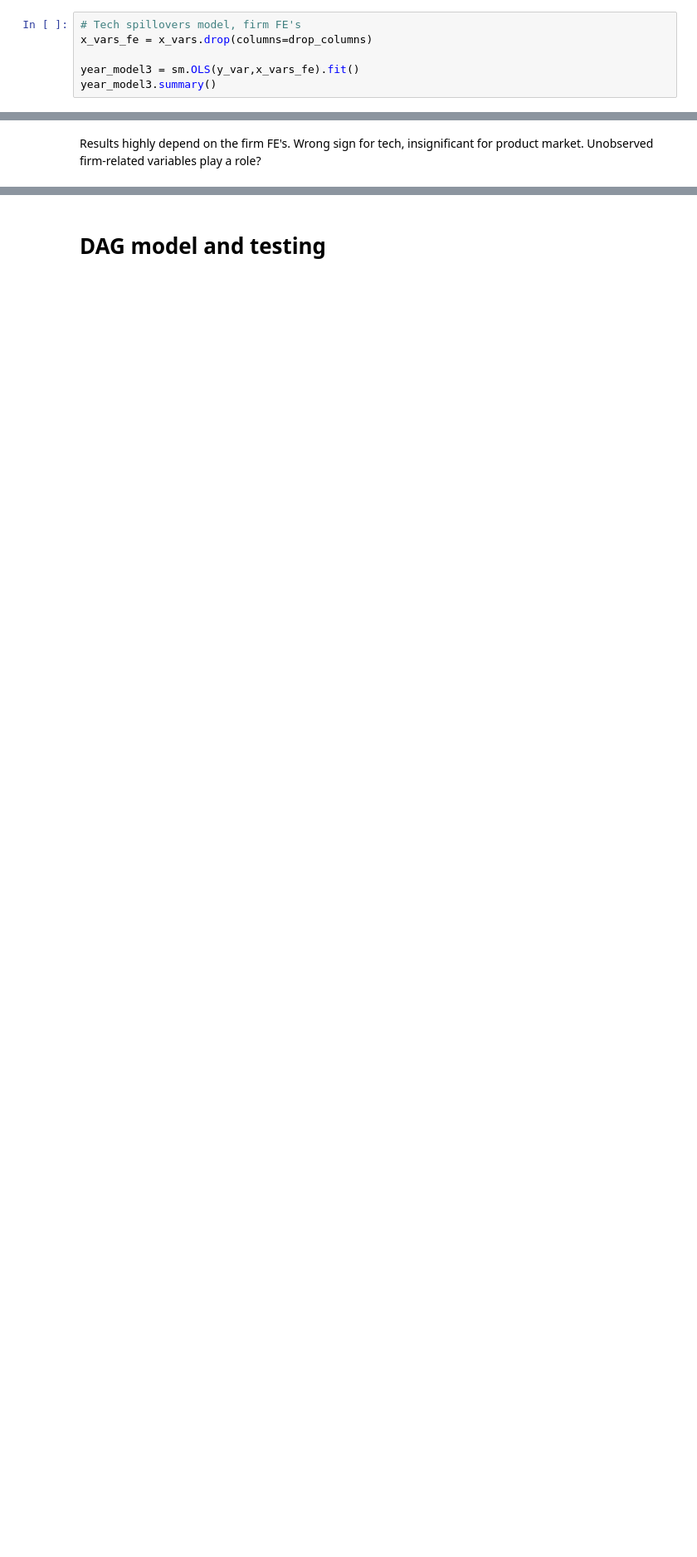
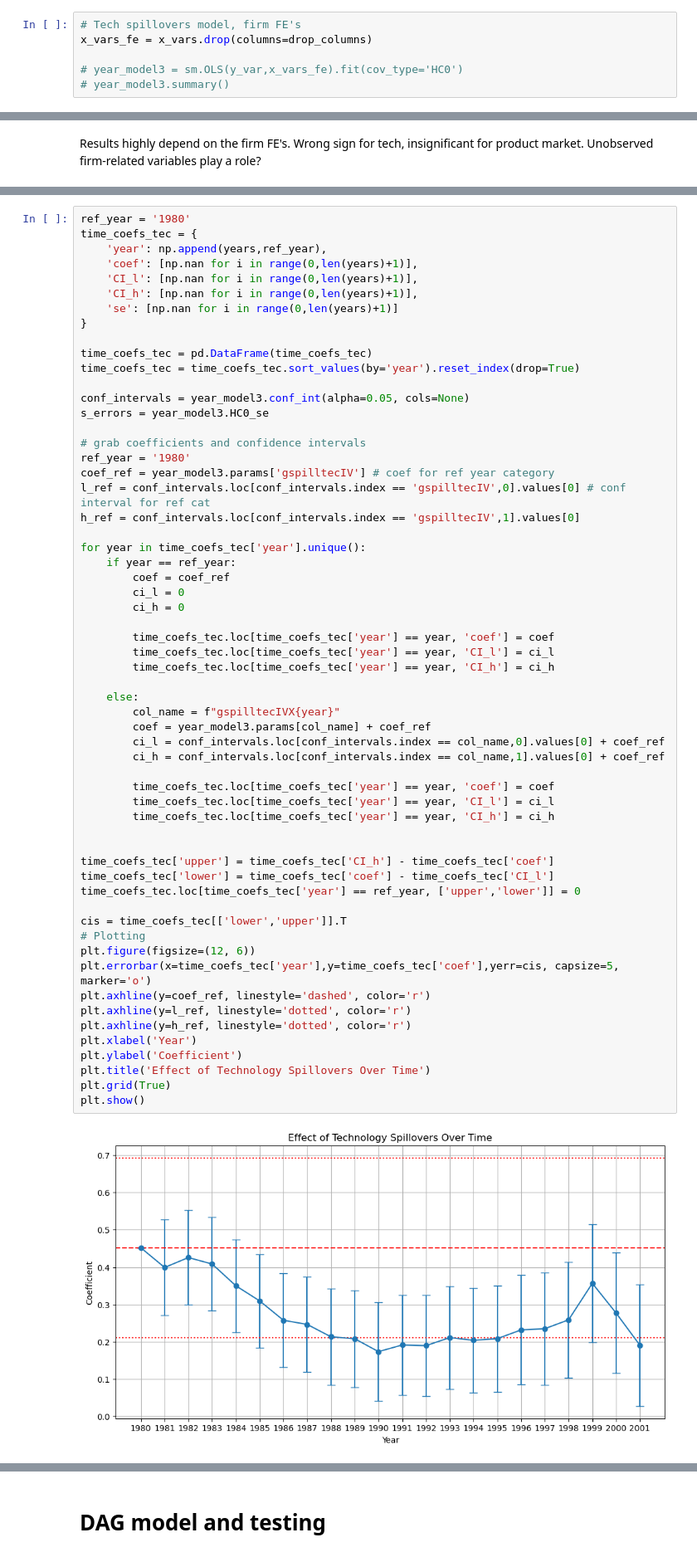
Before and after one commit to MartinMcFarlane/ECO2425-Causal-ML, a Jupyter notebook: Spillovers Project.ipynb, the cells around one changed output, grey strips where cells are left out. Shown at 83% size. Cells and saved outputs as stored; diff of their text form; blank space fills up the shorter version.

```diff
--- a/Spillovers Project.ipynb
+++ b/Spillovers Project.ipynb
@@ -846,5 +737,5 @@ strong multicollinearity or other numerical problems.
 # Tech spillovers model, firm FE's
 x_vars_fe = x_vars.drop(columns=drop_columns)
 
-year_model3 = sm.OLS(y_var,x_vars_fe).fit()
-year_model3.summary()
+# year_model3 = sm.OLS(y_var,x_vars_fe).fit(cov_type='HC0')
+# year_model3.summary()
@@ -1038,0 +1055,61 @@ plt.show()
+# %%
+ref_year = '1980'
+time_coefs_tec = {
+    'year': np.append(years,ref_year),
+    'coef': [np.nan for i in range(0,len(years)+1)],
+    'CI_l': [np.nan for i in range(0,len(years)+1)],
+    'CI_h': [np.nan for i in range(0,len(years)+1)],
+    'se': [np.nan for i in range(0,len(years)+1)]
+}
+
+time_coefs_tec = pd.DataFrame(time_coefs_tec)
+time_coefs_tec = time_coefs_tec.sort_values(by='year').reset_index(drop=True)
+
+conf_intervals = year_model3.conf_int(alpha=0.05, cols=None)
+s_errors = year_model3.HC0_se
+
+# grab coefficients and confidence intervals
+ref_year = '1980'
+coef_ref = year_model3.params['gspilltecIV'] # coef for ref year category
+l_ref = conf_intervals.loc[conf_intervals.index == 'gspilltecIV',0].values[0] # conf interval for ref cat
+h_ref = conf_intervals.loc[conf_intervals.index == 'gspilltecIV',1].values[0]
+
+for year in time_coefs_tec['year'].unique():
+    if year == ref_year:
+        coef = coef_ref
+        ci_l = 0
+        ci_h = 0
+
+        time_coefs_tec.loc[time_coefs_tec['year'] == year, 'coef'] = coef
+        time_coefs_tec.loc[time_coefs_tec['year'] == year, 'CI_l'] = ci_l
+        time_coefs_tec.loc[time_coefs_tec['year'] == year, 'CI_h'] = ci_h
+
+    else:
+        col_name = f"gspilltecIVX{year}"
+        coef = year_model3.params[col_name] + coef_ref
+        ci_l = conf_intervals.loc[conf_intervals.index == col_name,0].values[0] + coef_ref
+        ci_h = conf_intervals.loc[conf_intervals.index == col_name,1].values[0] + coef_ref
+
+        time_coefs_tec.loc[time_coefs_tec['year'] == year, 'coef'] = coef
+        time_coefs_tec.loc[time_coefs_tec['year'] == year, 'CI_l'] = ci_l
+        time_coefs_tec.loc[time_coefs_tec['year'] == year, 'CI_h'] = ci_h
+
+
+time_coefs_tec['upper'] = time_coefs_tec['CI_h'] - time_coefs_tec['coef']
+time_coefs_tec['lower'] = time_coefs_tec['coef'] - time_coefs_tec['CI_l']
+time_coefs_tec.loc[time_coefs_tec['year'] == ref_year, ['upper','lower']] = 0
+
+cis = time_coefs_tec[['lower','upper']].T
+# Plotting
+plt.figure(figsize=(12, 6))
+plt.errorbar(x=time_coefs_tec['year'],y=time_coefs_tec['coef'],yerr=cis, capsize=5, marker='o')
+plt.axhline(y=coef_ref, linestyle='dashed', color='r')
+plt.axhline(y=l_ref, linestyle='dotted', color='r')
+plt.axhline(y=h_ref, linestyle='dotted', color='r')
+plt.xlabel('Year')
+plt.ylabel('Coefficient')
+plt.title('Effect of Technology Spillovers Over Time')
+plt.grid(True)
+plt.show()
+# %% [output]
+[figure, added]
```
Also changed, not shown: parts of 51 cells of this notebook.
